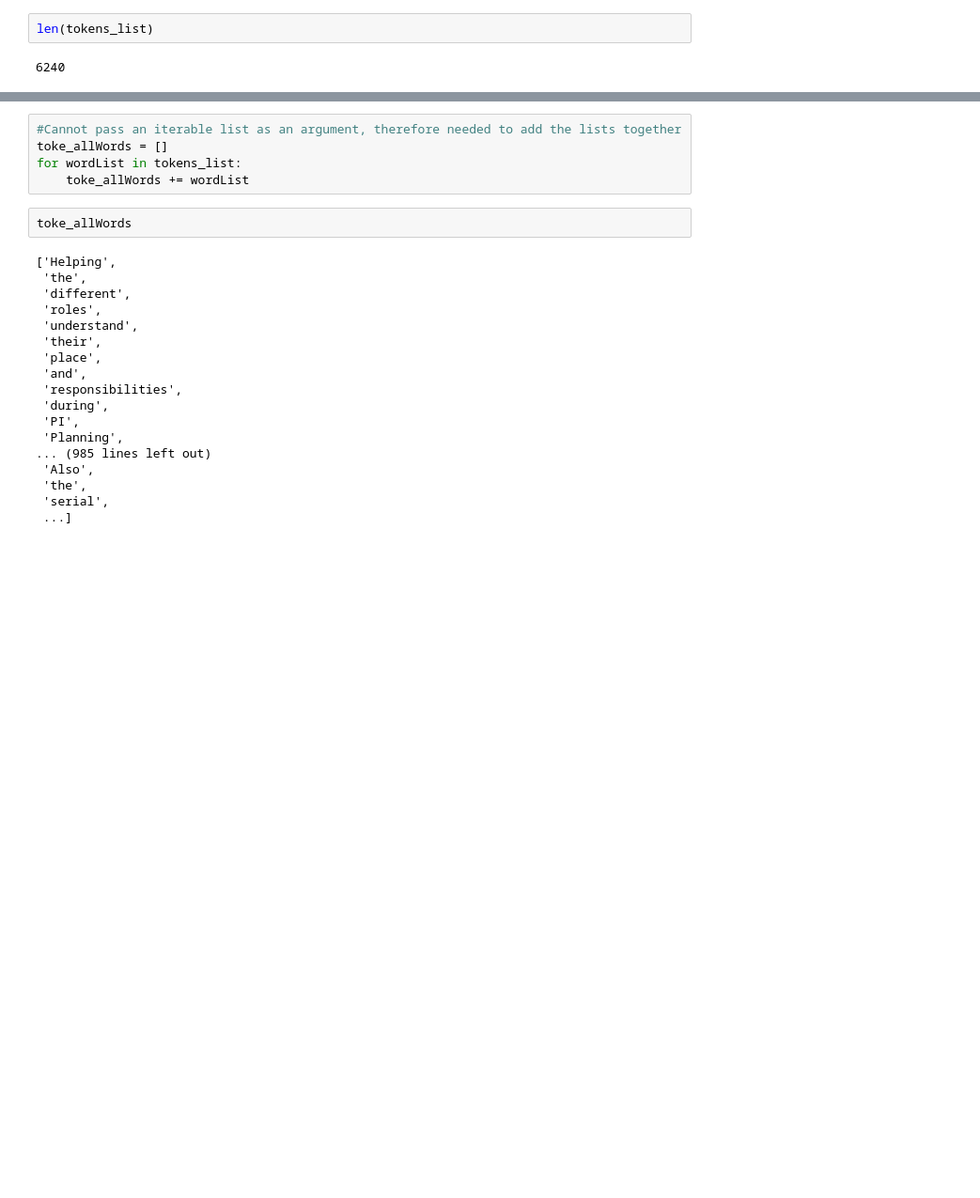
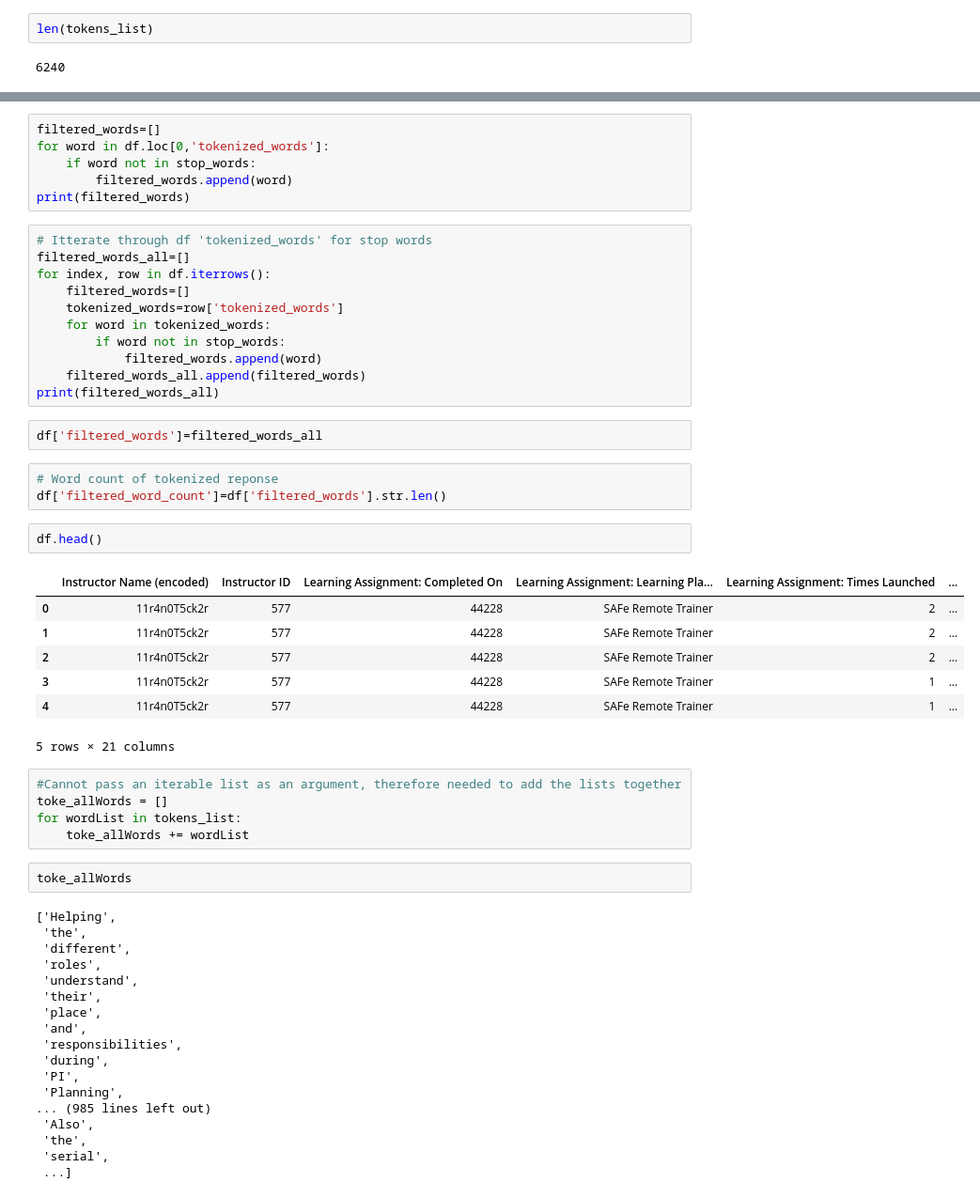
Before and after one commit to svfarago/Project_3, a Jupyter notebook: Sentiment_Preprocessing/Preprocessing + Bag of Words + Multiple Linear Regression.ipynb, the cells around one changed output, grey strips where cells are left out. Shown at 94% size. Saved outputs shown, nothing was run; the diff lists cells and outputs as text; blank space fills up the shorter version.

```diff
--- a/Sentiment_Preprocessing/Preprocessing + Bag of Words + Multiple Linear Regression.ipynb
+++ b/Sentiment_Preprocessing/Preprocessing + Bag of Words + Multiple Linear Regression.ipynb
@@ -105,3 +157,35 @@ len(tokens_list)
+# %%
+filtered_words=[]
+for word in df.loc[0,'tokenized_words']:
+    if word not in stop_words:
+        filtered_words.append(word)
+print(filtered_words)
+# %%
+# Itterate through df 'tokenized_words' for stop words
+filtered_words_all=[]
+for index, row in df.iterrows():
+    filtered_words=[]
+    tokenized_words=row['tokenized_words']
+    for word in tokenized_words:
+        if word not in stop_words:
+            filtered_words.append(word)
+    filtered_words_all.append(filtered_words)
+print(filtered_words_all)
+# %%
+df['filtered_words']=filtered_words_all
+# %%
+# Word count of tokenized reponse
+df['filtered_word_count']=df['filtered_words'].str.len()
+# %%
+df.head()
+# %% [output]
+|  | Instructor Name (encoded) | Instructor ID | Learning Assignment: Completed On | Learning Assignment: Learning Pla... | Learning Assignment: Times Launched | ... |
+| 0 | 11r4n0T5ck2r | 577 | 44228 | SAFe Remote Trainer | 2 | ... |
+| 1 | 11r4n0T5ck2r | 577 | 44228 | SAFe Remote Trainer | 2 | ... |
+| 2 | 11r4n0T5ck2r | 577 | 44228 | SAFe Remote Trainer | 2 | ... |
+| 3 | 11r4n0T5ck2r | 577 | 44228 | SAFe Remote Trainer | 1 | ... |
+| 4 | 11r4n0T5ck2r | 577 | 44228 | SAFe Remote Trainer | 1 | ... |
+5 rows × 21 columns
 # %%
 #Cannot pass an iterable list as an argument, therefore needed to add the lists together
 toke_allWords = []
```
Also changed, not shown: parts of 14 cells of this notebook, 1 other file.
